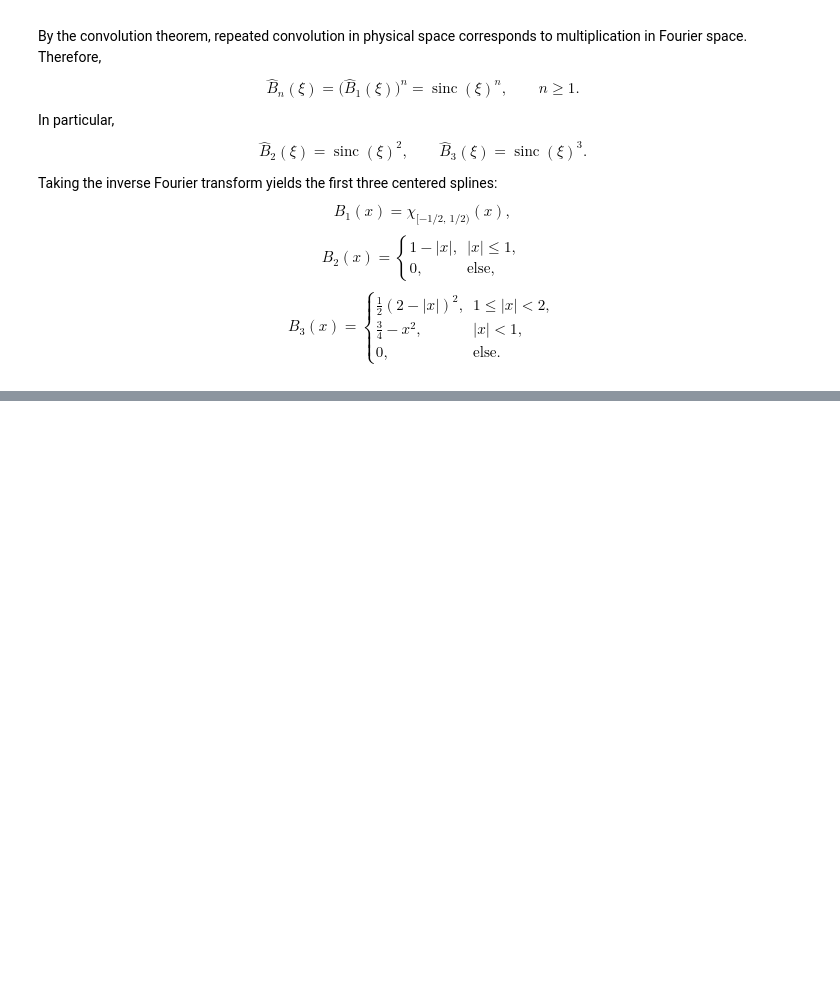
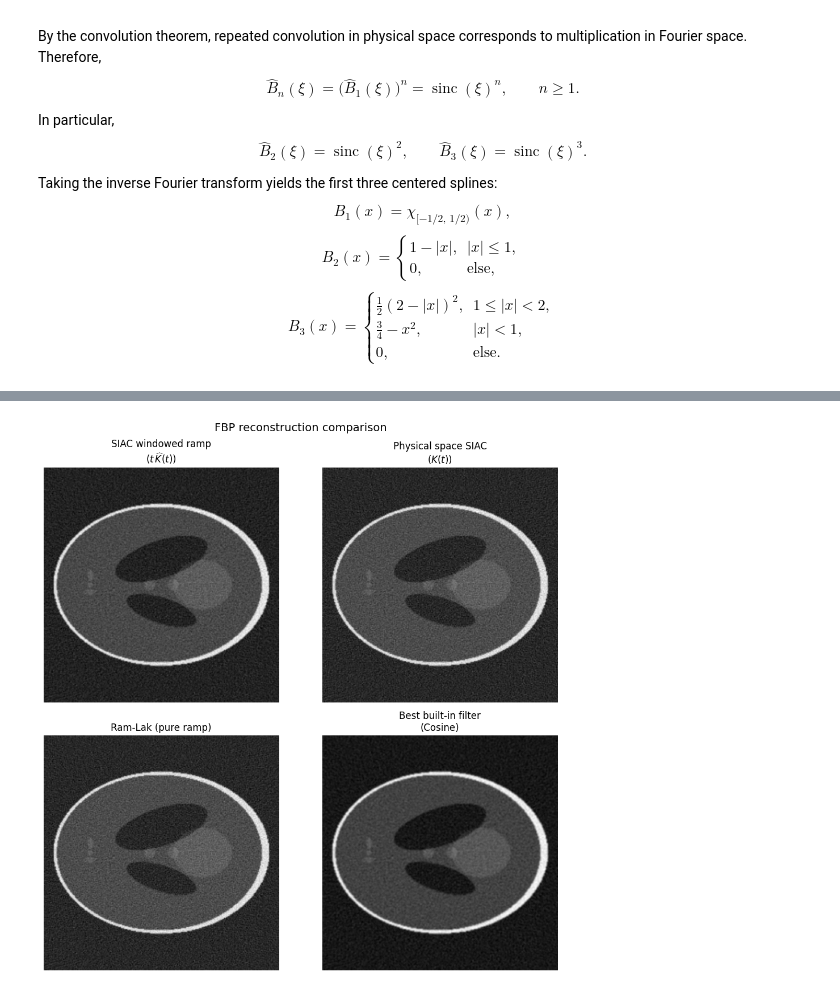
Before and after one commit to AdamHopkinss/SIAC-CT-Reconstruction, a Jupyter notebook: notebooks/SIAC_and_Ramp_filter.ipynb, the cells around one changed output, grey strips where cells are left out. Drawn from its saved outputs; the diff is of its cells as text; code cells hidden in the pictures; blank space fills up the shorter version.

```diff
--- a/notebooks/SIAC_and_Ramp_filter.ipynb
+++ b/notebooks/SIAC_and_Ramp_filter.ipynb
@@ -492,0 +611,28 @@ plt.show()
+# %%
+fig, axes = plt.subplots(2, 2, figsize=(10, 10))
+
+# --- SIAC-based reconstructions ---
+axes[0, 0].imshow(fbp_img_SIAC_ramp, cmap="gray")
+axes[0, 0].set_title("SIAC windowed ramp\n($t\,\widehat K(t)$)")
+axes[0, 0].axis("off")
+
+axes[0, 1].imshow(test, cmap="gray")
+axes[0, 1].set_title("Physical space SIAC\n($K(t)$)")
+axes[0, 1].axis("off")
+
+# --- Reference / baseline reconstructions ---
+axes[1, 0].imshow(fbp_ref, cmap="gray")
+axes[1, 0].set_title("Ram-Lak (pure ramp)")
+axes[1, 0].axis("off")
+
+axes[1, 1].imshow(fbp_best, cmap="gray")
+axes[1, 1].set_title(f"Best built-in filter\n({best_filter})")
+axes[1, 1].axis("off")
+
+fig.suptitle("FBP reconstruction comparison", fontsize=14)
+plt.tight_layout()
+plt.show()
+
+plt.show()  # to not get duplicated plots for the last one
+# %% [output]
+[figure, added]
```
Also changed, not shown: parts of 5 cells of this notebook, 2 other files.
